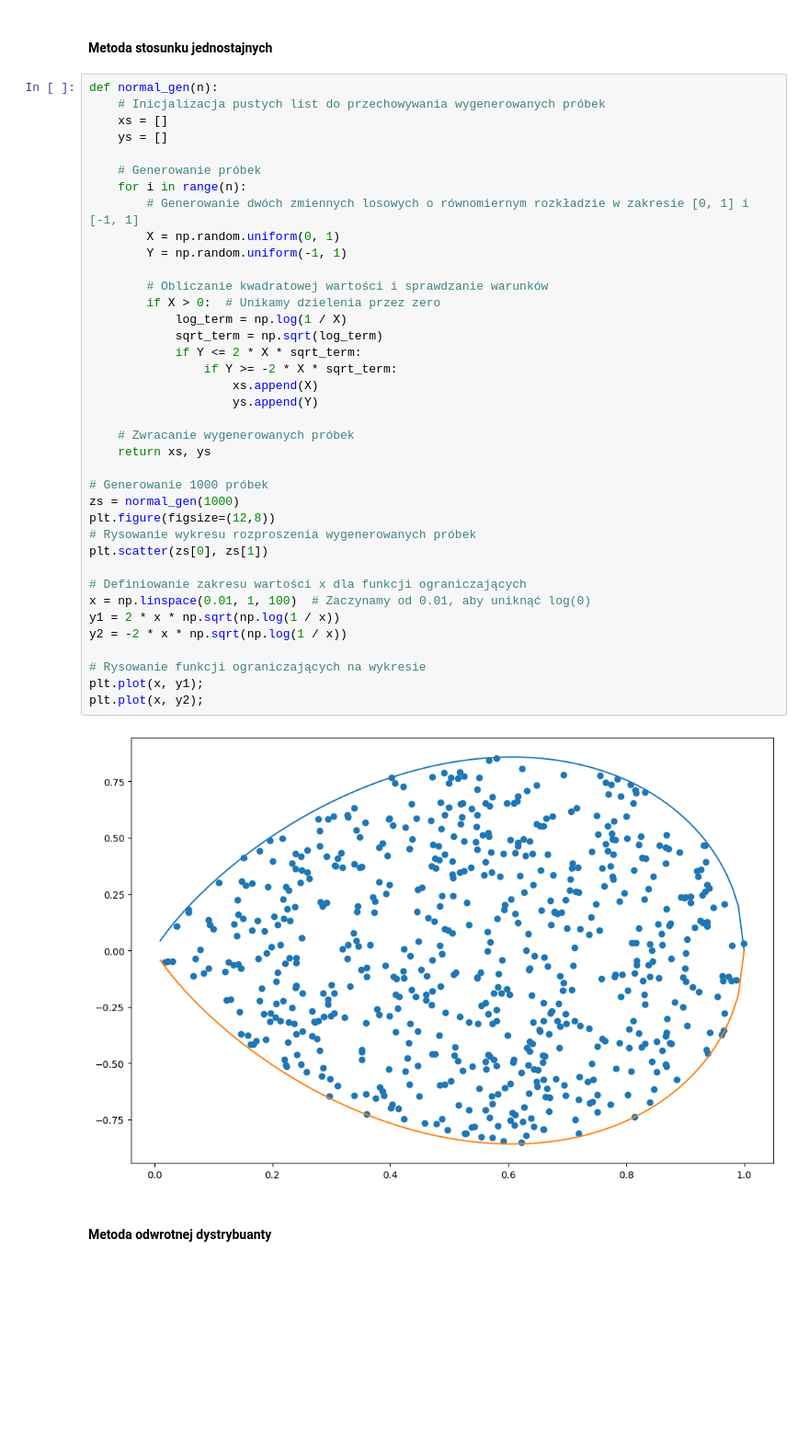
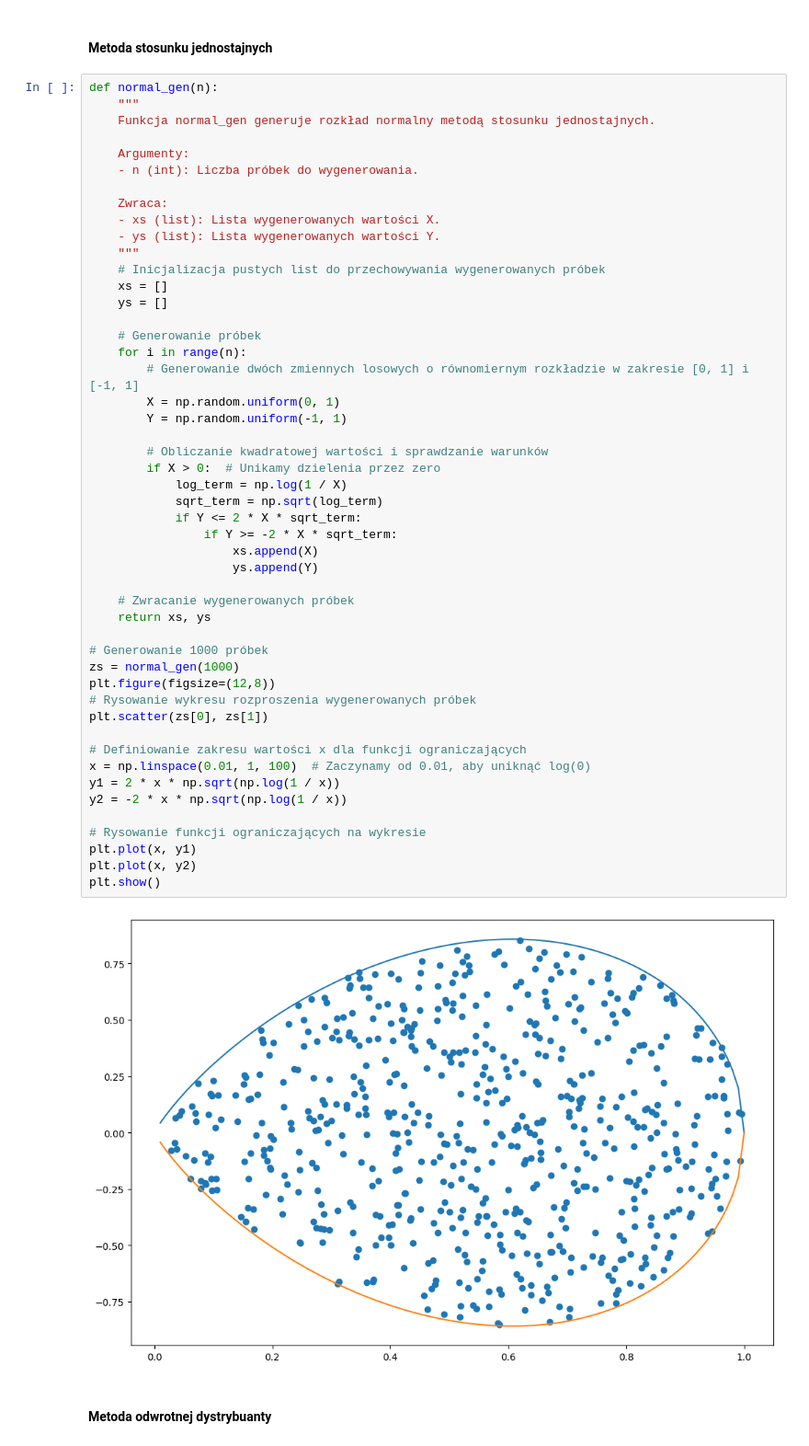
Before and after one commit to piotrczech/report-1-computer-simulations, a Jupyter notebook: main.ipynb, the cells around one changed output. Shown at 92% size. Cells and saved outputs as stored; diff of their text form; blank space fills up the shorter version.

```diff
--- a/main.ipynb
+++ b/main.ipynb
@@ -392,6 +397,16 @@ Sprawdź też:
 #### Metoda stosunku jednostajnych
 # %%
 def normal_gen(n):
+    """
+    Funkcja normal_gen generuje rozkład normalny metodą stosunku jednostajnych.
+
+    Argumenty:
+    - n (int): Liczba próbek do wygenerowania.
+
+    Zwraca:
+    - xs (list): Lista wygenerowanych wartości X.
+    - ys (list): Lista wygenerowanych wartości Y.
+    """
     # Inicjalizacja pustych list do przechowywania wygenerowanych próbek
     xs = []
     ys = []
@@ -400,36 +415,37 @@ def normal_gen(n):
     for i in range(n):
         # Generowanie dwóch zmiennych losowych o równomiernym rozkładzie w zakresie [0, 1] i [-1, 1]
         X = np.random.uniform(0, 1)
         Y = np.random.uniform(-1, 1)
 
         # Obliczanie kwadratowej wartości i sprawdzanie warunków
         if X > 0:  # Unikamy dzielenia przez zero
             log_term = np.log(1 / X)
             sqrt_term = np.sqrt(log_term)
             if Y <= 2 * X * sqrt_term:
                 if Y >= -2 * X * sqrt_term:
                     xs.append(X)
                     ys.append(Y)
 
     # Zwracanie wygenerowanych próbek
     return xs, ys
 
 # Generowanie 1000 próbek
 zs = normal_gen(1000)
 plt.figure(figsize=(12,8))
 # Rysowanie wykresu rozproszenia wygenerowanych próbek
 plt.scatter(zs[0], zs[1])
 
 # Definiowanie zakresu wartości x dla funkcji ograniczających
 x = np.linspace(0.01, 1, 100)  # Zaczynamy od 0.01, aby uniknąć log(0)
 y1 = 2 * x * np.sqrt(np.log(1 / x))
 y2 = -2 * x * np.sqrt(np.log(1 / x))
 
 # Rysowanie funkcji ograniczających na wykresie
-plt.plot(x, y1);
-plt.plot(x, y2);
+plt.plot(x, y1)
+plt.plot(x, y2)
+plt.show()
 # %% [output]
-[figure, old version]
+[figure, new version]
 # %% [markdown]
 #### Metoda odwrotnej dystrybuanty
 # %%
```
Also changed, not shown: parts of 28 cells of this notebook.
